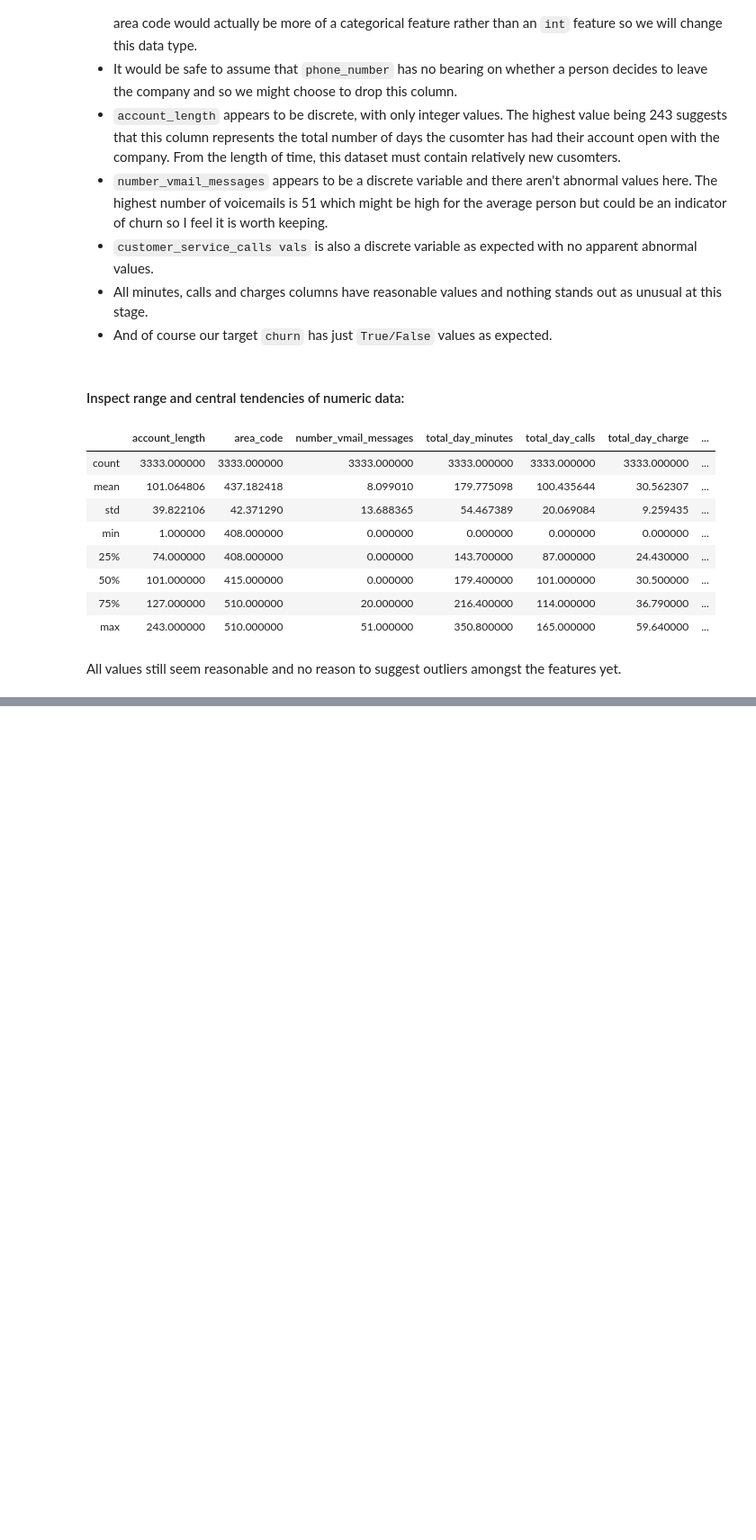
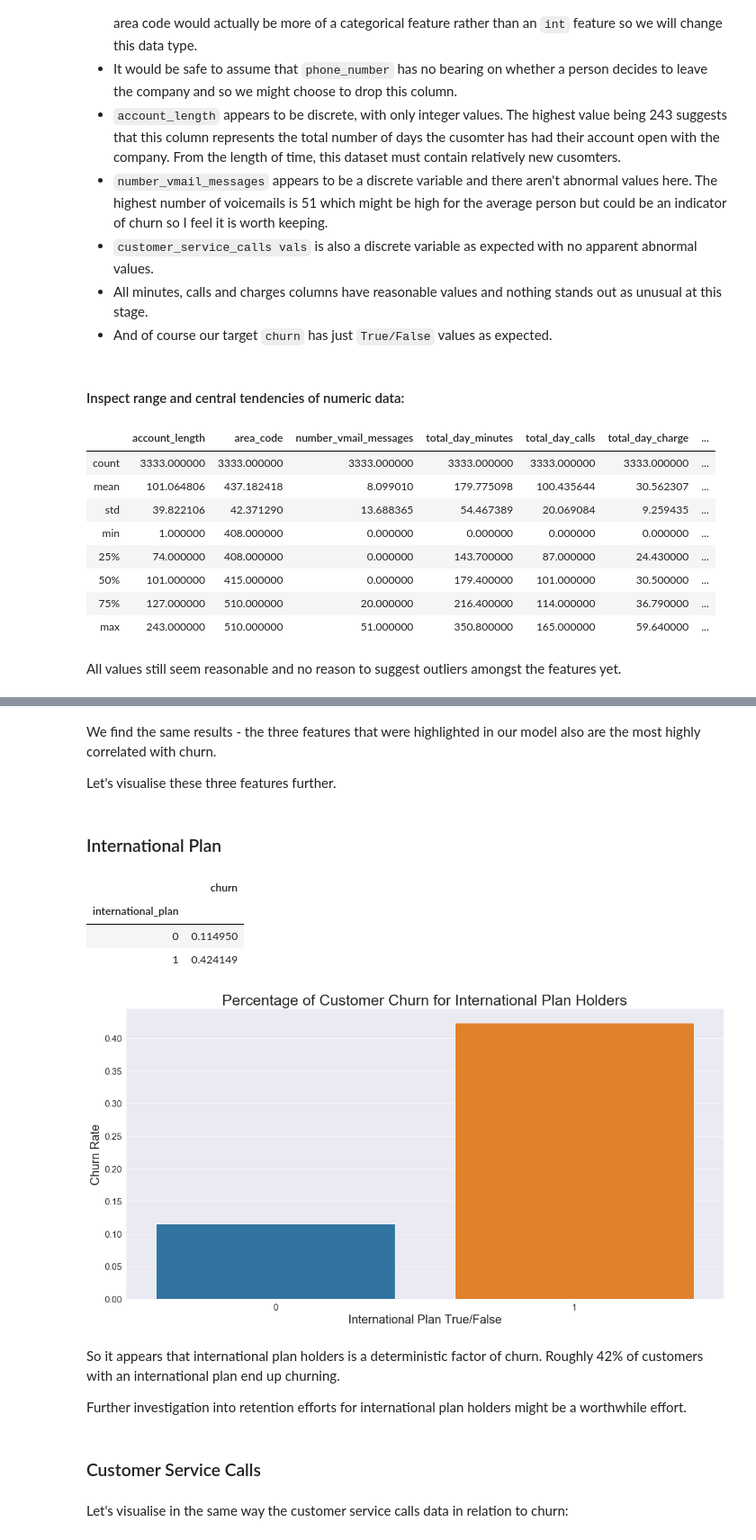
Before and after one commit to chum46/customer_churn_prediction, a Jupyter notebook: notebooks/report/final_notebook.ipynb, the cells around one changed output, grey strips where cells are left out. Shown: that part at 90% size. Drawn from its saved outputs; the diff is of its cells as text; code cells hidden in the pictures; blank space fills up the shorter version.

```diff
--- a/notebooks/report/final_notebook.ipynb
+++ b/notebooks/report/final_notebook.ipynb
@@ -197,0 +233,2 @@ All values still seem reasonable and no reason to suggest outliers amongst the f
+# %%
+df.drop('area_code', axis = 1, inplace = True)
@@ -197,0 +277,2 @@ All values still seem reasonable and no reason to suggest outliers amongst the f
+# %%
+df.international_plan.replace(('yes', 'no'), (1, 0), inplace = True)
@@ -197,0 +283,2 @@ All values still seem reasonable and no reason to suggest outliers amongst the f
+# %%
+df.voice_mail_plan.replace(('yes', 'no'), (1, 0), inplace = True)
@@ -197,0 +411,34 @@ All values still seem reasonable and no reason to suggest outliers amongst the f
+# %% [markdown]
+We find the same results - the three features that were highlighted in our model also are the most highly correlated with churn.
+
+Let's visualise these three features further.
+# %% [markdown]
+### International Plan
+# %%
+int_plan_churn = pd.DataFrame(df.groupby(['international_plan'])['churn'].mean())
+int_plan_churn
+# %% [output]
+|  | churn |
+| international_plan |  |
+| 0 | 0.114950 |
+| 1 | 0.424149 |
+# %%
+# plot
+fig, ax = plt.subplots(figsize=(15,8))
+sns.barplot(x = [0, 1], y = 'churn', data = int_plan_churn, ax = ax)
+plt.title('Percentage of Customer Churn for International Plan Holders', fontsize = 25)
+ax.tick_params(axis = 'both', labelsize = 15)
+plt.xlabel('International Plan True/False', fontsize = 20)
+plt.ylabel('Churn Rate', fontsize = 20)
+plt.tight_layout()
+plt.savefig('figures/int_plan_churn.png')
+# %% [output]
+[figure, added]
+# %% [markdown]
+So it appears that international plan holders is a deterministic factor of churn.  Roughly 42% of customers with an international plan end up churning.
+
+Further investigation into retention efforts for international plan holders might be a worthwhile effort.
+# %% [markdown]
+### Customer Service Calls
+# %% [markdown]
+Let's visualise in the same way the customer service calls data in relation to churn:
```
Also changed, not shown: parts of 54 cells of this notebook, 9 other files.
